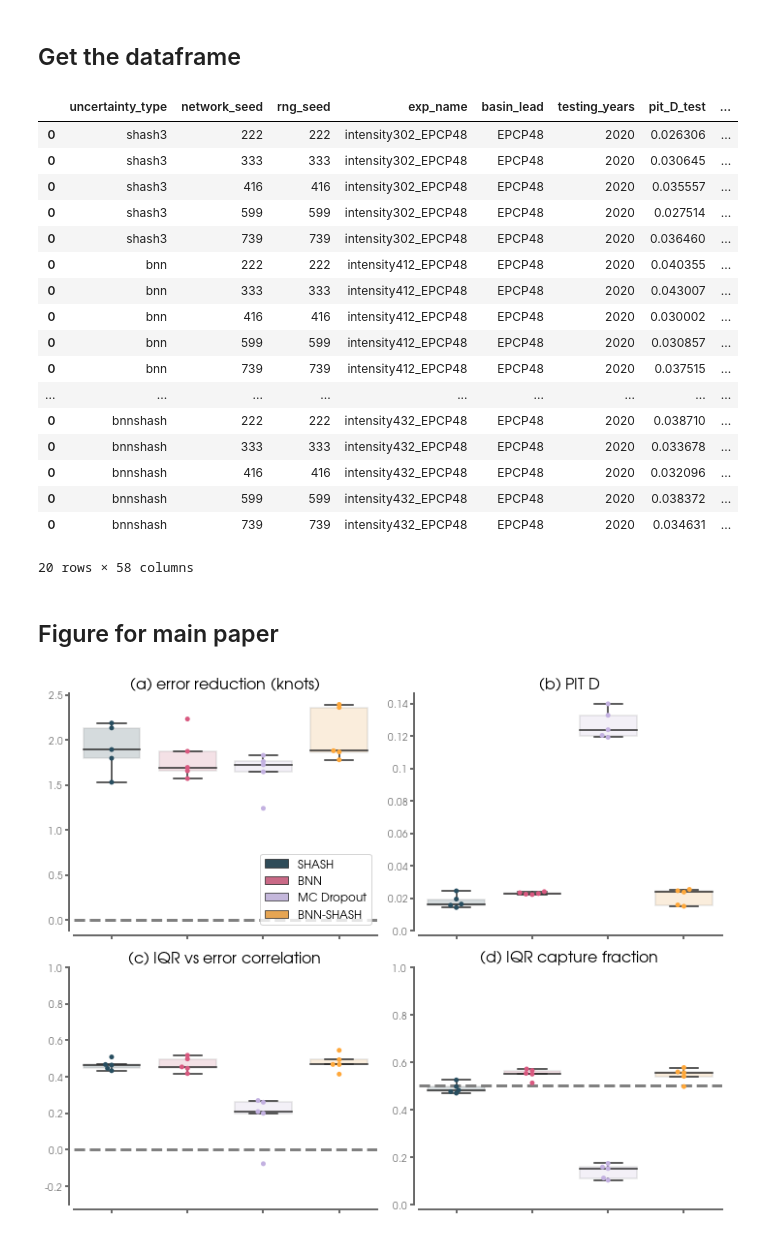
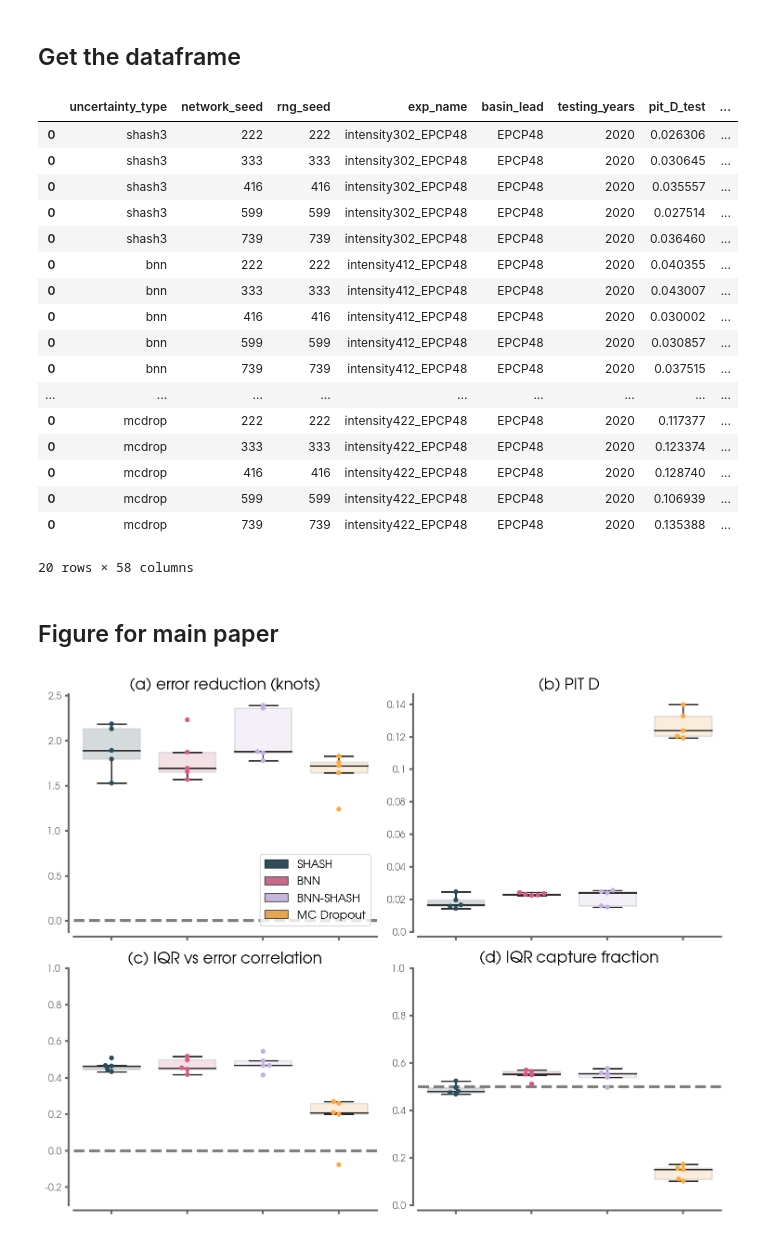
Before and after one commit to eabarnes1010/hurricane_uqcomparisons, a Jupyter notebook: _plot_uqMetrics.ipynb, the cells around one changed output. Saved outputs shown, nothing was run; the diff lists cells and outputs as text; code cells hidden in the pictures.

```diff
--- a/_plot_uqMetrics.ipynb
+++ b/_plot_uqMetrics.ipynb
@@ -97,7 +97,7 @@ for exp_name in EXP_NAME_LIST:
 
     # set testing data
     if settings["test_condition"] == "leave-one-out":
-        TESTING_YEARS_LIST = np.arange(2020,2021)
+        TESTING_YEARS_LIST = (2020,)
     elif settings["test_condition"] == "years":
         TESTING_YEARS_LIST = (np.copy(settings["years_test"]))
     else:
@@ -129,6 +129,11 @@ for exp_name in EXP_NAME_LIST:
 
             # pprint.pprint(model_name)
             df = pd.read_pickle(metric_filename)
+            try:
+                df = pd.read_pickle(metric_filename)
+            except:
+                print(metric_filename)
+                print('did not work')
             # df['basin_lead'] = exp_name[exp_name.rfind('_')+1:]
 
             df_metrics = pd.concat([df_metrics,df])
@@ -157,11 +162,11 @@ df_metrics
 | 0 | bnn | 599 | 599 | intensity412_EPCP48 | EPCP48 | 2020 | 0.030857 | ... |
 | 0 | bnn | 739 | 739 | intensity412_EPCP48 | EPCP48 | 2020 | 0.037515 | ... |
 | ... | ... | ... | ... | ... | ... | ... | ... | ... |
-| 0 | bnnshash | 222 | 222 | intensity432_EPCP48 | EPCP48 | 2020 | 0.038710 | ... |
-| 0 | bnnshash | 333 | 333 | intensity432_EPCP48 | EPCP48 | 2020 | 0.033678 | ... |
-| 0 | bnnshash | 416 | 416 | intensity432_EPCP48 | EPCP48 | 2020 | 0.032096 | ... |
-| 0 | bnnshash | 599 | 599 | intensity432_EPCP48 | EPCP48 | 2020 | 0.038372 | ... |
-| 0 | bnnshash | 739 | 739 | intensity432_EPCP48 | EPCP48 | 2020 | 0.034631 | ... |
+| 0 | mcdrop | 222 | 222 | intensity422_EPCP48 | EPCP48 | 2020 | 0.117377 | ... |
+| 0 | mcdrop | 333 | 333 | intensity422_EPCP48 | EPCP48 | 2020 | 0.123374 | ... |
+| 0 | mcdrop | 416 | 416 | intensity422_EPCP48 | EPCP48 | 2020 | 0.128740 | ... |
+| 0 | mcdrop | 599 | 599 | intensity422_EPCP48 | EPCP48 | 2020 | 0.106939 | ... |
+| 0 | mcdrop | 739 | 739 | intensity422_EPCP48 | EPCP48 | 2020 | 0.135388 | ... |
 20 rows × 58 columns
 # %% [markdown]
 ## Figure for main paper
@@ -212,8 +217,7 @@ for x_axis in x_axis_list:
         if imetric == 0:
             handles, labels = ax.get_legend_handles_labels()
             # ax.legend(handles[:3], ('SHASH','BNN','MC Dropout'),fontsize=12,frameon=True)
-            ax.legend(handles[:4], ('SHASH','BNN','MC Dropout','BNN-SHASH'),fontsize=12,frameon=True)
-            ax.legend(handles[:4], ('SHASH','BNN','MC Dropout','BNN-SHASH'),fontsize=12,frameon=True)
+            ax.legend(handles[:4], ('SHASH','BNN','BNN-SHASH','MC Dropout'),fontsize=12,frameon=True)
         else:
             ax.get_legend().remove()
 
@@ -228,35 +232,36 @@ for x_axis in x_axis_list:
         if(metric.find('reduction') == -1 and metric.find('n_error') > -1):
             ax.set_ylim(0.,22.)
         if(metric.find('iqr_error')> -1):
             ax.set_ylim(-.3,1.)
             ax.axhline(y=0.0,linewidth=3,linestyle='--',color='gray')
 
         ax.set_title(title_text[imetric],
                      fontsize=FS,
                      color='k',
                     )
 
         # ax.set_title(panel_letters[imetric] + ' ' + metric + APPEND_NAME,
         #              fontsize=FS,
         #              color='k',
         #             )
+
         # ax.get_legend().remove()
         x_tick_labels = ax.get_xticklabels()
+        ax.set_xticklabels(x_tick_labels,rotation = 30)
         ax.set_xticklabels([])
-        # ax.set_xticklabels(x_tick_labels,rotation = 30)
         yticks = np.around(ax.get_yticks(),3)
         ax.set_yticklabels(yticks)
         ax.set_ylabel('')
 
         format_spines(ax)
         ax.set_xticklabels(x_tick_labels,rotation = 30)
         ax.set_xlabel('')
 
     plt.tight_layout()
     plt.savefig(FIGURE_PATH + 'uq_comparisonsMetrics' + APPEND_NAME + '.png', dpi=dpiFig)
     plt.show()
 # %% [output]
-[figure, old version]
+[figure, new version]
 # %%
 for exp_name in df_metrics["exp_name"].unique():
     df_show = df_metrics.loc[df_metrics["exp_name"]==exp_name][["exp_name",
```
Also changed, not shown: parts of 2 cells of this notebook, 5 other files.
